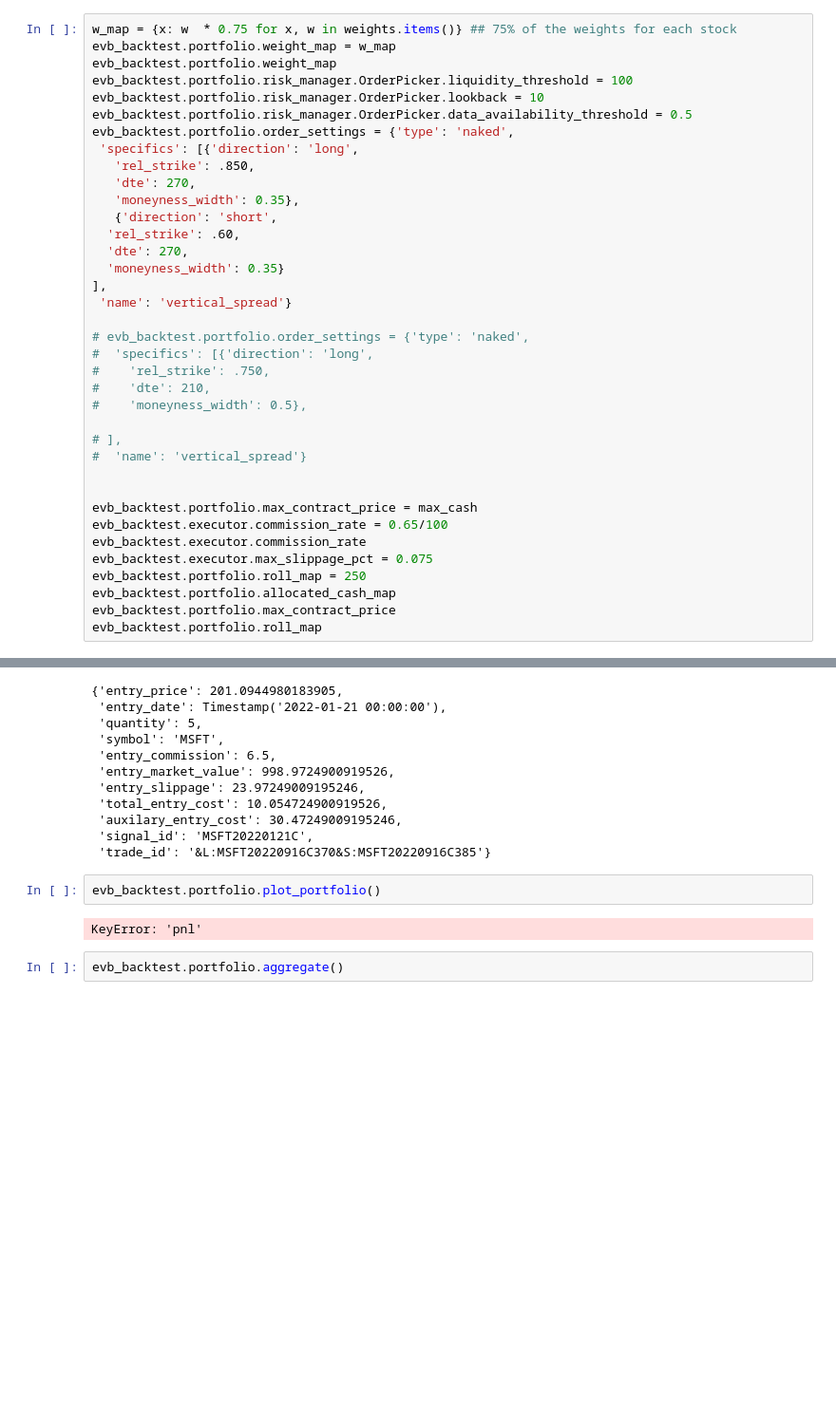
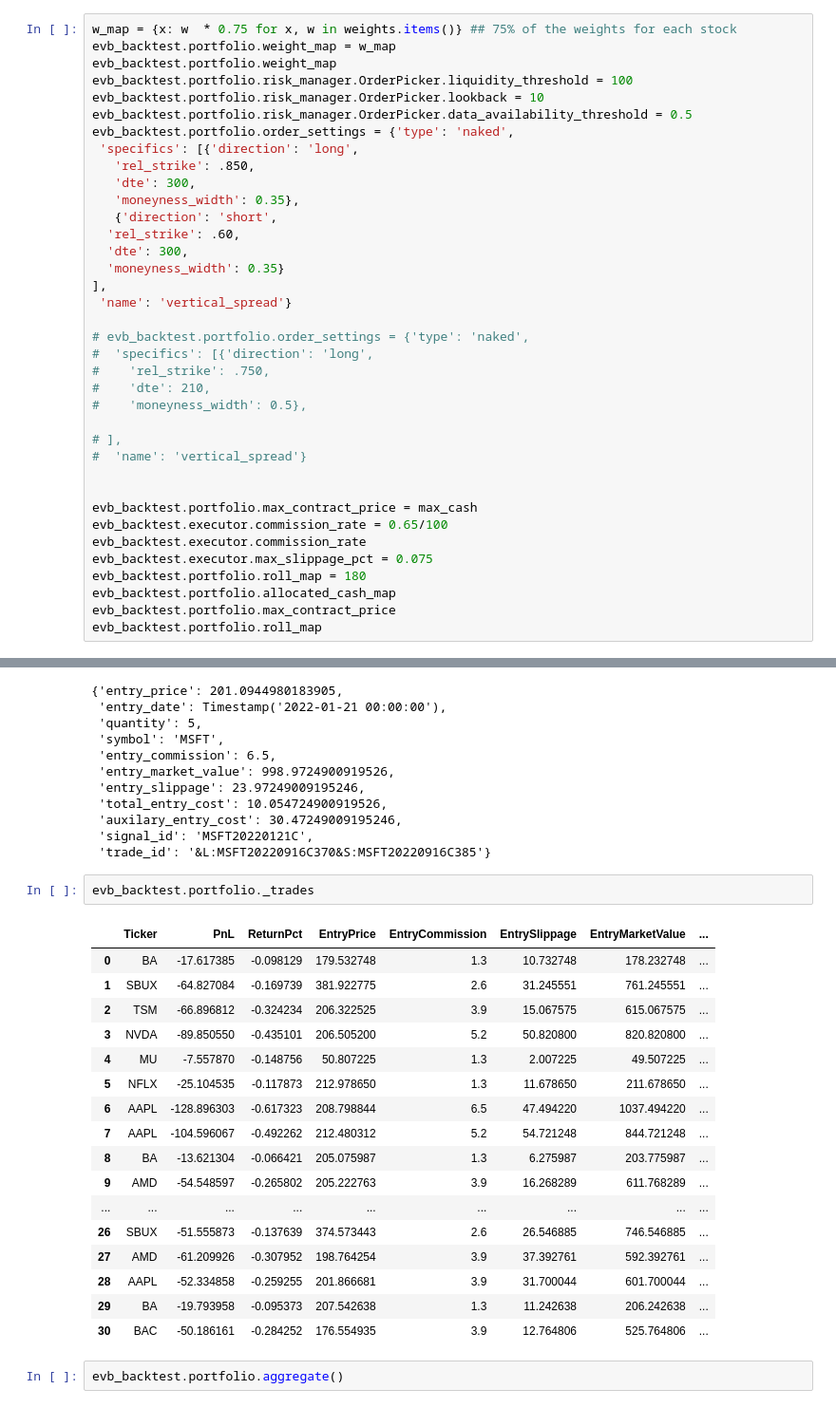
Before and after one commit to Zino-ctrlZ/QuantTools, a Jupyter notebook: EventDriven/demos/backtestClean.ipynb, the cells around one changed output, grey strips where cells are left out. Shown at 95% size. Drawn from its saved outputs; the diff is of its cells as text; blank space fills up the shorter version.

```diff
--- a/EventDriven/demos/backtestClean.ipynb
+++ b/EventDriven/demos/backtestClean.ipynb
@@ -162,11 +193,11 @@ evb_backtest.portfolio.risk_manager.OrderPicker.data_availability_threshold = 0.
 evb_backtest.portfolio.order_settings = {'type': 'naked',
  'specifics': [{'direction': 'long',
    'rel_strike': .850,
-   'dte': 270,
+   'dte': 300,
    'moneyness_width': 0.35},
    {'direction': 'short',
   'rel_strike': .60,
-  'dte': 270,
+  'dte': 300,
   'moneyness_width': 0.35}
 ],
  'name': 'vertical_spread'}
@@ -185,7 +216,7 @@ evb_backtest.portfolio.max_contract_price = max_cash
 evb_backtest.executor.commission_rate = 0.65/100
 evb_backtest.executor.commission_rate
 evb_backtest.executor.max_slippage_pct = 0.075
-evb_backtest.portfolio.roll_map = 250
+evb_backtest.portfolio.roll_map = 180
 evb_backtest.portfolio.allocated_cash_map
 evb_backtest.portfolio.max_contract_price
 evb_backtest.portfolio.roll_map
@@ -295,9 +340,25 @@ evb_backtest.portfolio._OptionSignalPortfolio__trades['&L:MSFT20220916C370&S:MSF
  'signal_id': 'MSFT20220121C',
  'trade_id': '&L:MSFT20220916C370&S:MSFT20220916C385'}
 # %%
-evb_backtest.portfolio.plot_portfolio()
+evb_backtest.portfolio._trades
 # %% [output]
-KeyError: 'pnl'
+|  | Ticker | PnL | ReturnPct | EntryPrice | EntryCommission | EntrySlippage | EntryMarketValue | ... |
+| 0 | BA | -17.617385 | -0.098129 | 179.532748 | 1.3 | 10.732748 | 178.232748 | ... |
+| 1 | SBUX | -64.827084 | -0.169739 | 381.922775 | 2.6 | 31.245551 | 761.245551 | ... |
+| 2 | TSM | -66.896812 | -0.324234 | 206.322525 | 3.9 | 15.067575 | 615.067575 | ... |
+| 3 | NVDA | -89.850550 | -0.435101 | 206.505200 | 5.2 | 50.820800 | 820.820800 | ... |
+| 4 | MU | -7.557870 | -0.148756 | 50.807225 | 1.3 | 2.007225 | 49.507225 | ... |
+| 5 | NFLX | -25.104535 | -0.117873 | 212.978650 | 1.3 | 11.678650 | 211.678650 | ... |
+| 6 | AAPL | -128.896303 | -0.617323 | 208.798844 | 6.5 | 47.494220 | 1037.494220 | ... |
+| 7 | AAPL | -104.596067 | -0.492262 | 212.480312 | 5.2 | 54.721248 | 844.721248 | ... |
+| 8 | BA | -13.621304 | -0.066421 | 205.075987 | 1.3 | 6.275987 | 203.775987 | ... |
+| 9 | AMD | -54.548597 | -0.265802 | 205.222763 | 3.9 | 16.268289 | 611.768289 | ... |
+| ... | ... | ... | ... | ... | ... | ... | ... | ... |
+| 26 | SBUX | -51.555873 | -0.137639 | 374.573443 | 2.6 | 26.546885 | 746.546885 | ... |
+| 27 | AMD | -61.209926 | -0.307952 | 198.764254 | 3.9 | 37.392761 | 592.392761 | ... |
+| 28 | AAPL | -52.334858 | -0.259255 | 201.866681 | 3.9 | 31.700044 | 601.700044 | ... |
+| 29 | BA | -19.793958 | -0.095373 | 207.542638 | 1.3 | 11.242638 | 206.242638 | ... |
+| 30 | BAC | -50.186161 | -0.284252 | 176.554935 | 3.9 | 12.764806 | 525.764806 | ... |
 # %%
 evb_backtest.portfolio.aggregate()
 # %% [output]
```
Also changed, not shown: parts of 11 cells of this notebook, 3 other files.
